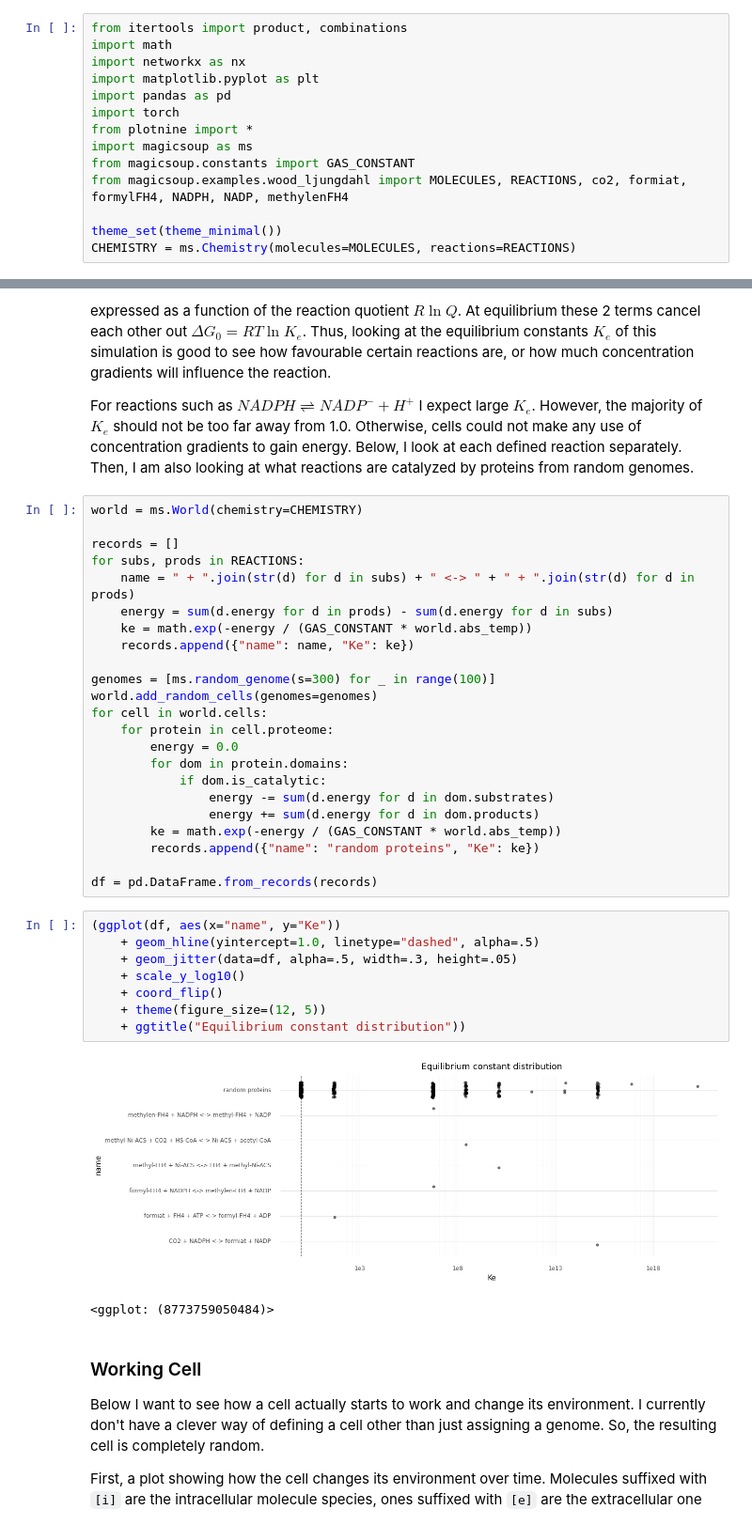
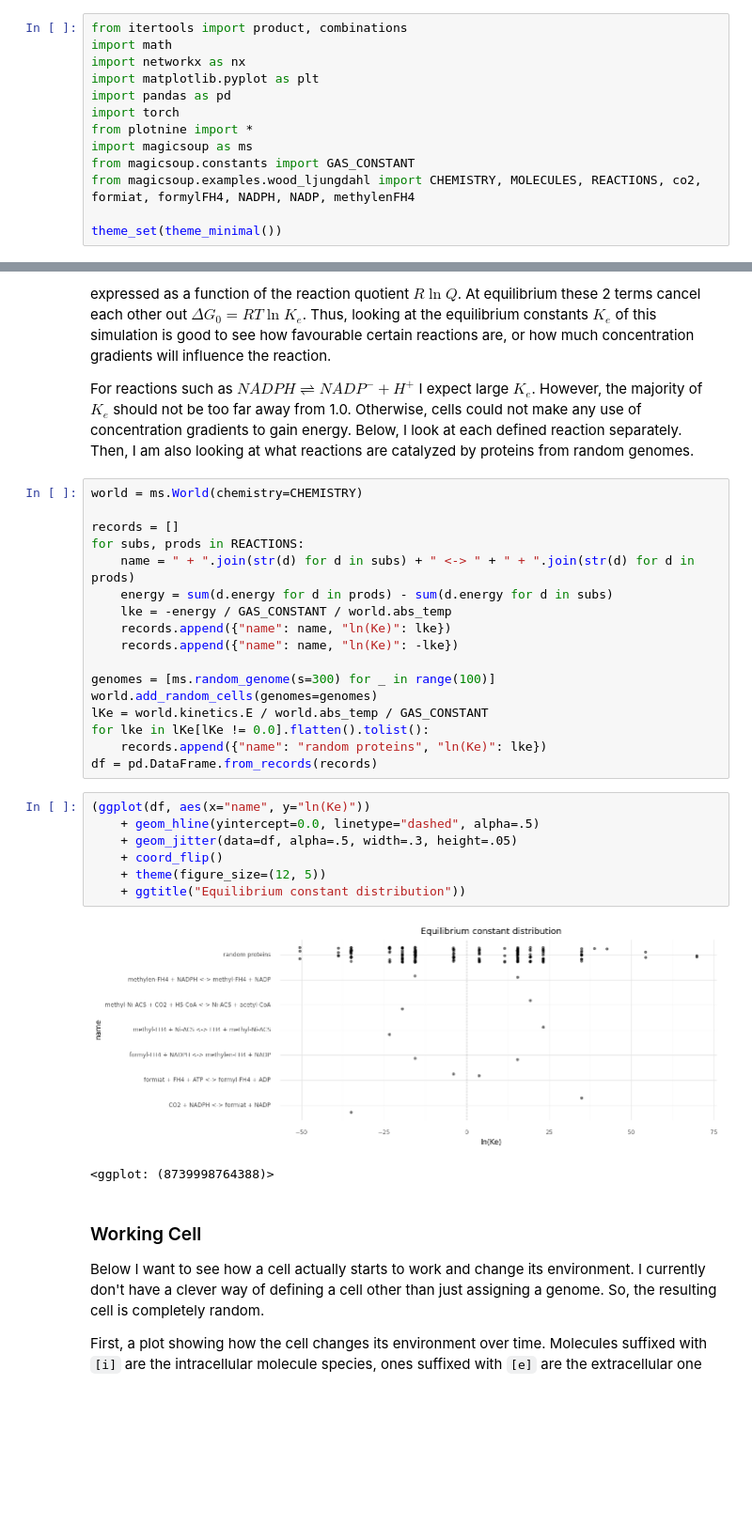
Before and after one commit to mRcSchwering/magic-soup, a Jupyter notebook: check.ipynb, the cells around one changed output, grey strips where cells are left out. Shown at 94% size. Saved outputs shown, nothing was run; the diff lists cells and outputs as text; blank space fills up the shorter version.

```diff
--- a/check.ipynb
+++ b/check.ipynb
@@ -15,10 +15,9 @@ import torch
 from plotnine import *
 import magicsoup as ms
 from magicsoup.constants import GAS_CONSTANT
-from magicsoup.examples.wood_ljungdahl import MOLECULES, REACTIONS, co2, formiat, formylFH4, NADPH, NADP, methylenFH4
+from magicsoup.examples.wood_ljungdahl import CHEMISTRY, MOLECULES, REACTIONS, co2, formiat, formylFH4, NADPH, NADP, methylenFH4
 
 theme_set(theme_minimal())
-CHEMISTRY = ms.Chemistry(molecules=MOLECULES, reactions=REACTIONS)
 # %% [markdown]
 ### Genome Sizes
 
@@ -115,33 +116,26 @@ records = []
 for subs, prods in REACTIONS:
     name = " + ".join(str(d) for d in subs) + " <-> " + " + ".join(str(d) for d in prods)
     energy = sum(d.energy for d in prods) - sum(d.energy for d in subs)
-    ke = math.exp(-energy / (GAS_CONSTANT * world.abs_temp))
-    records.append({"name": name, "Ke": ke})
+    lke = -energy / GAS_CONSTANT / world.abs_temp
+    records.append({"name": name, "ln(Ke)": lke})
+    records.append({"name": name, "ln(Ke)": -lke})
 
 genomes = [ms.random_genome(s=300) for _ in range(100)]
 world.add_random_cells(genomes=genomes)
-for cell in world.cells:
-    for protein in cell.proteome:
-        energy = 0.0
-        for dom in protein.domains:
-            if dom.is_catalytic:
-                energy -= sum(d.energy for d in dom.substrates)
-                energy += sum(d.energy for d in dom.products)
-        ke = math.exp(-energy / (GAS_CONSTANT * world.abs_temp))
-        records.append({"name": "random proteins", "Ke": ke})
-
+lKe = world.kinetics.E / world.abs_temp / GAS_CONSTANT
+for lke in lKe[lKe != 0.0].flatten().tolist():
+    records.append({"name": "random proteins", "ln(Ke)": lke})
 df = pd.DataFrame.from_records(records)
 # %%
-(ggplot(df, aes(x="name", y="Ke"))
-    + geom_hline(yintercept=1.0, linetype="dashed", alpha=.5)
+(ggplot(df, aes(x="name", y="ln(Ke)"))
+    + geom_hline(yintercept=0.0, linetype="dashed", alpha=.5)
     + geom_jitter(data=df, alpha=.5, width=.3, height=.05)
-    + scale_y_log10()
     + coord_flip()
     + theme(figure_size=(12, 5))
     + ggtitle("Equilibrium constant distribution"))
 # %% [output]
-[figure, old version]
+[figure, new version]
-<ggplot: (8773759050484)>
+<ggplot: (8739998764388)>
 # %% [markdown]
 ### Working Cell
 
```
Also changed, not shown: parts of 11 cells of this notebook, 1 other file.
